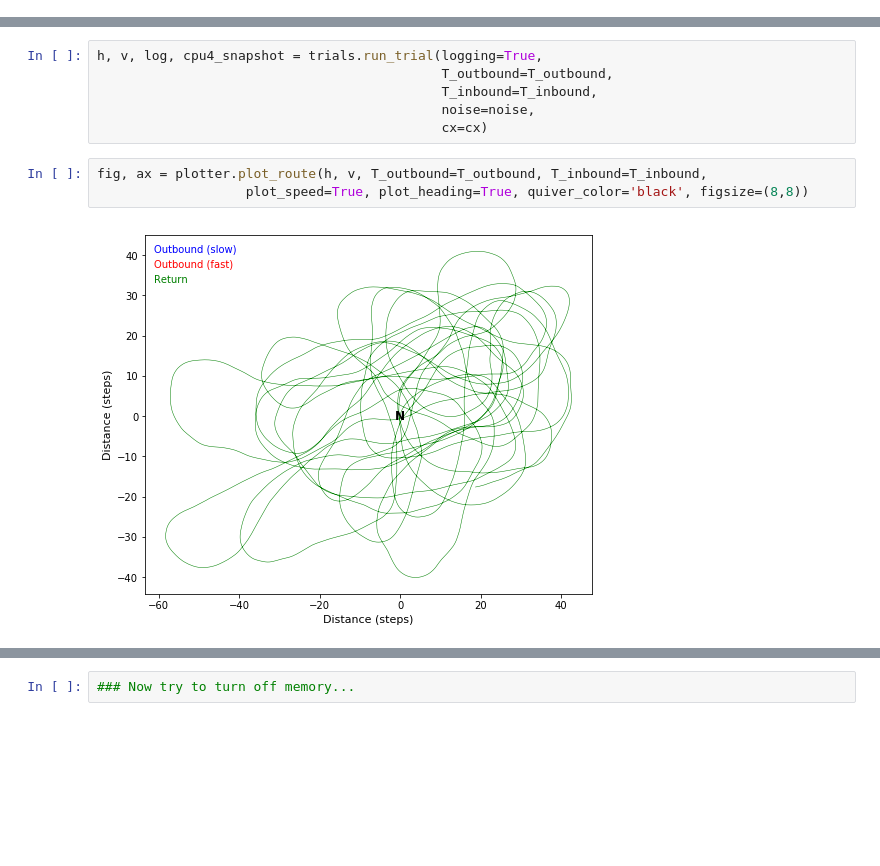
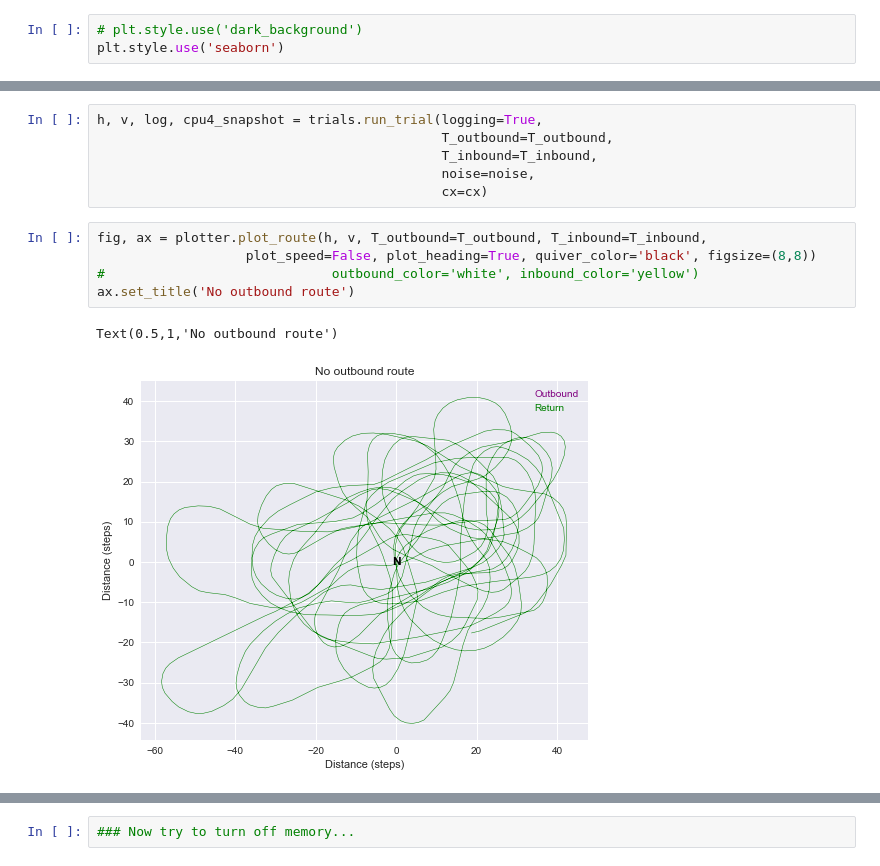
Before and after one commit to kukasyachka/path-integration, a Jupyter notebook: playground.ipynb, the cells around one changed output, grey strips where cells are left out. Cells and saved outputs as stored; diff of their text form; blank space fills up the shorter version.

```diff
--- a/playground.ipynb
+++ b/playground.ipynb
@@ -13,6 +13,9 @@ import cx_rate
 import trials
 import analysis
 import plotter
+# %%
+# plt.style.use('dark_background')
+plt.style.use('seaborn')
 # %%
 # np.random.seed(42)
 # %%
@@ -35,9 +38,12 @@ h, v, log, cpu4_snapshot = trials.run_trial(logging=True,
                                             cx=cx)
 # %%
 fig, ax = plotter.plot_route(h, v, T_outbound=T_outbound, T_inbound=T_inbound,
-                   plot_speed=True, plot_heading=True, quiver_color='black', figsize=(8,8))
+                   plot_speed=False, plot_heading=True, quiver_color='black', figsize=(8,8))
+#                             outbound_color='white', inbound_color='yellow')
+ax.set_title('No outbound route')
 # %% [output]
+Text(0.5,1,'No outbound route')
-[figure, old version]
+[figure, new version]
 # %%
 fig, ax = plotter.plot_traces(
         log, include=['TN2', 'CL1', 'TB1', 'CPU4', 'CPU1', 'motor'], figsize=(8,8))
```
Also changed, not shown: parts of 24 cells of this notebook, 3 other files.
